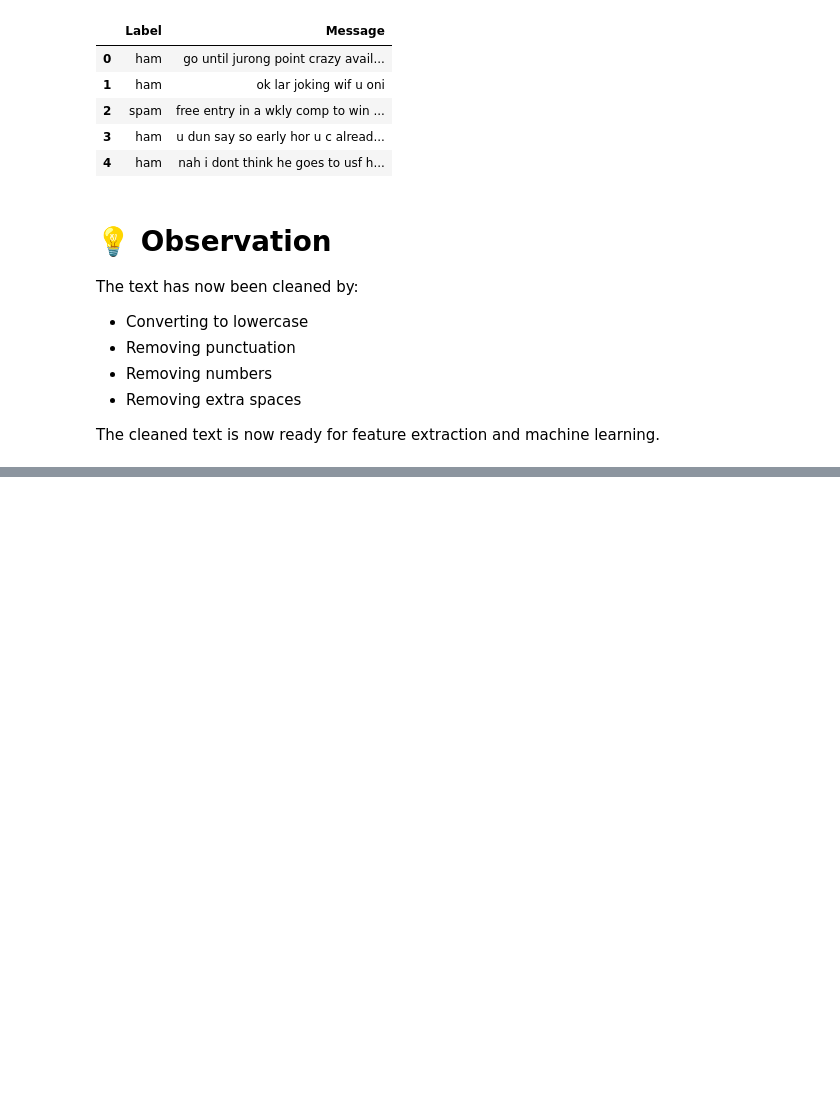
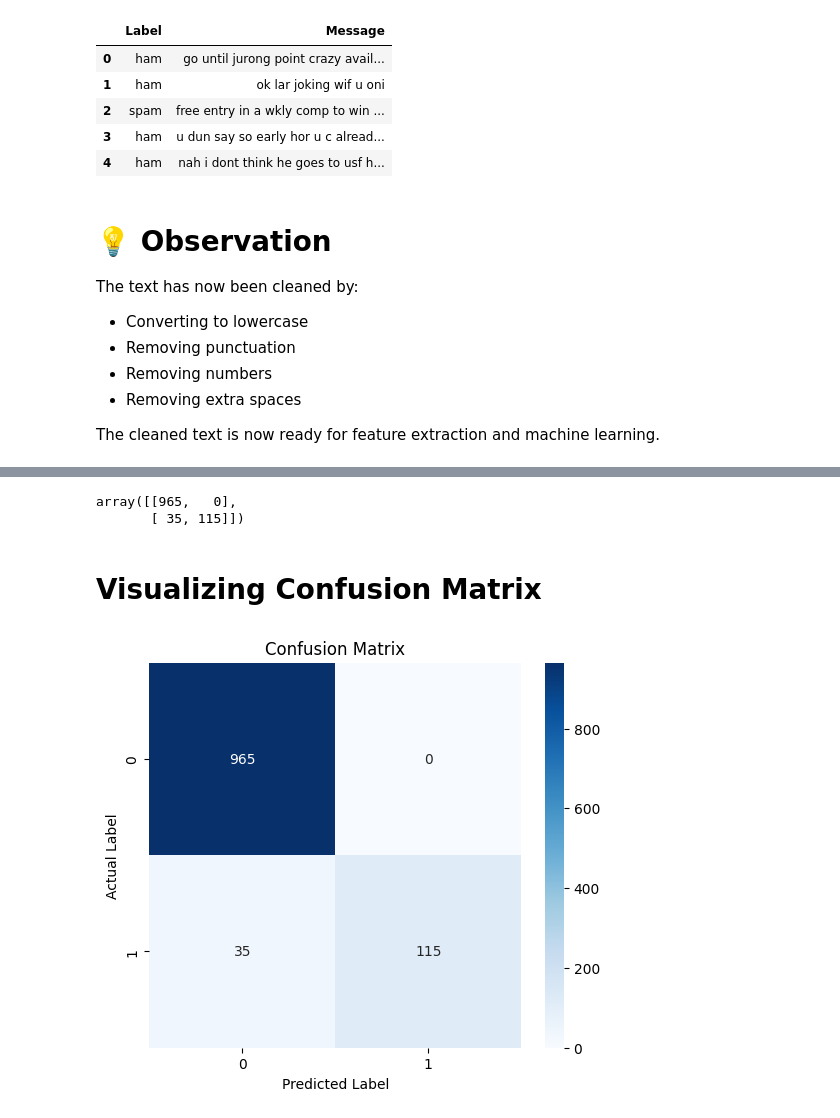
Before and after one commit to Abdullahkhawaja017/zynxis-internship-muhammadabdullah, a Jupyter notebook: Week_6_NLP/Week_6_NLP.ipynb, the cells around one changed output, grey strips where cells are left out. Drawn from its saved outputs; the diff is of its cells as text; code cells hidden in the pictures; blank space fills up the shorter version.

```diff
--- a/Week_6_NLP/Week_6_NLP.ipynb
+++ b/Week_6_NLP/Week_6_NLP.ipynb
@@ -202,0 +256,8 @@ The cleaned text is now ready for feature extraction and machine learning.
+# %%
+from sklearn.naive_bayes import MultinomialNB
+
+model = MultinomialNB()
+
+model.fit(X_train, y_train)
+
+print("Model trained successfully!")
@@ -202,0 +266,6 @@ The cleaned text is now ready for feature extraction and machine learning.
+# %%
+## Predicting test data
+
+predictions = model.predict(X_test)
+
+print("Predictions generated successfully!")
@@ -202,0 +308,33 @@ The cleaned text is now ready for feature extraction and machine learning.
+# %%
+#confusion matrix
+from sklearn.metrics import confusion_matrix
+
+cm = confusion_matrix(y_test, predictions)
+
+cm
+# %% [output]
+array([[965,   0],
+       [ 35, 115]])
+# %% [markdown]
+# Visualizing Confusion Matrix
+# %%
+plt.figure(figsize=(6,5))
+
+sns.heatmap(
+    cm,
+    annot=True,
+    fmt="d",
+    cmap="Blues"
+)
+
+plt.title("Confusion Matrix")
+
+plt.xlabel("Predicted Label")
+
+plt.ylabel("Actual Label")
+
+plt.savefig("Visualizations/confusion_matrix.png")
+
+plt.show()
+# %% [output]
+[figure, added]
```
Also changed, not shown: parts of 16 cells of this notebook, 2 other files.
